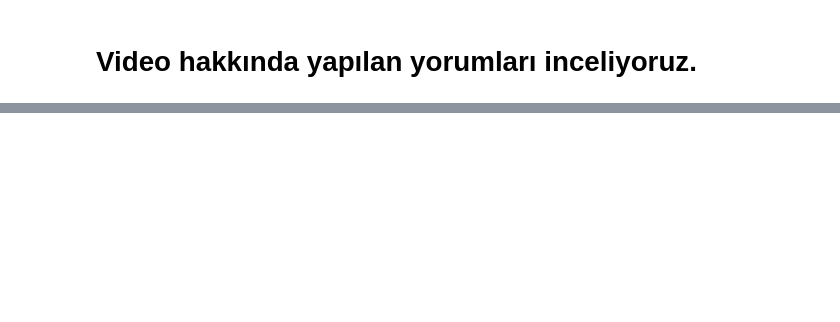
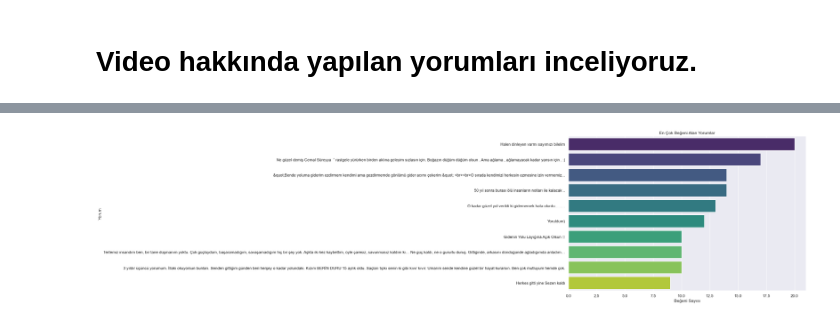
Before and after one commit to BusraSarikaya1/youtube-api-project, a Jupyter notebook: analysis.ipynb, the cells around one changed output, grey strips where cells are left out. Saved outputs shown, nothing was run; the diff lists cells and outputs as text; code cells hidden in the pictures; blank space fills up the shorter version.

```diff
--- a/analysis.ipynb
+++ b/analysis.ipynb
@@ -359,0 +372,16 @@ top_10_comments
+# %%
+# Yukarıdaki kod ile oluşturulan DataFrame'i yükle
+df_comments_loaded = pd.read_csv('en_cok_begenilen_yorumlar.csv')
+
+# Beğeni sayısına göre büyükten küçüğe sırala (eğer sıralı değilse)
+df_comments_loaded = df_comments_loaded.sort_values(by='like_count', ascending=False)
+
+# Görselleştirme
+plt.figure(figsize=(12, 8))
+sns.barplot(x='like_count', y='text', data=df_comments_loaded.head(10), palette='viridis')
+plt.title('En Çok Beğeni Alan Yorumlar')
+plt.xlabel('Beğeni Sayısı')
+plt.ylabel('Yorum')
+plt.show()
+# %% [output]
+[figure, added]
```
Also changed, not shown: parts of 11 cells of this notebook.
